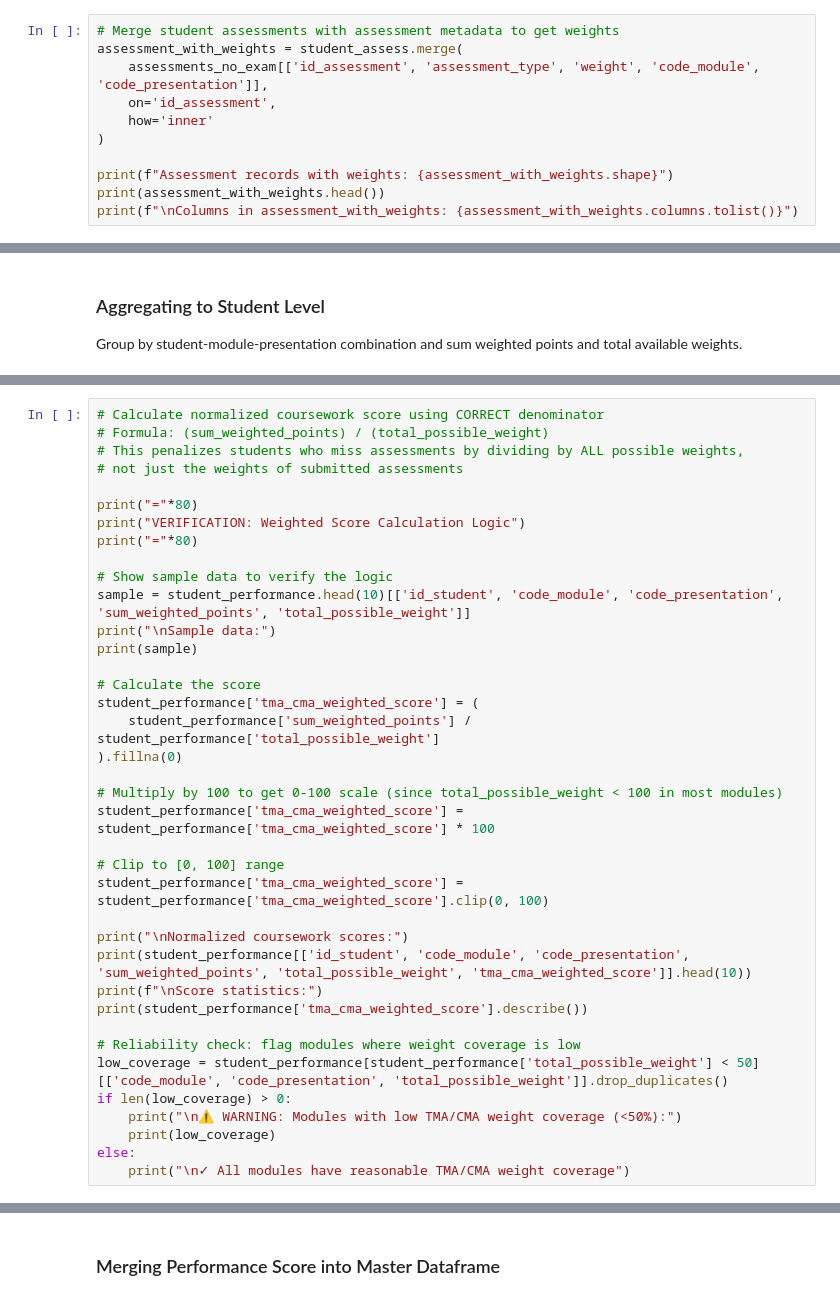
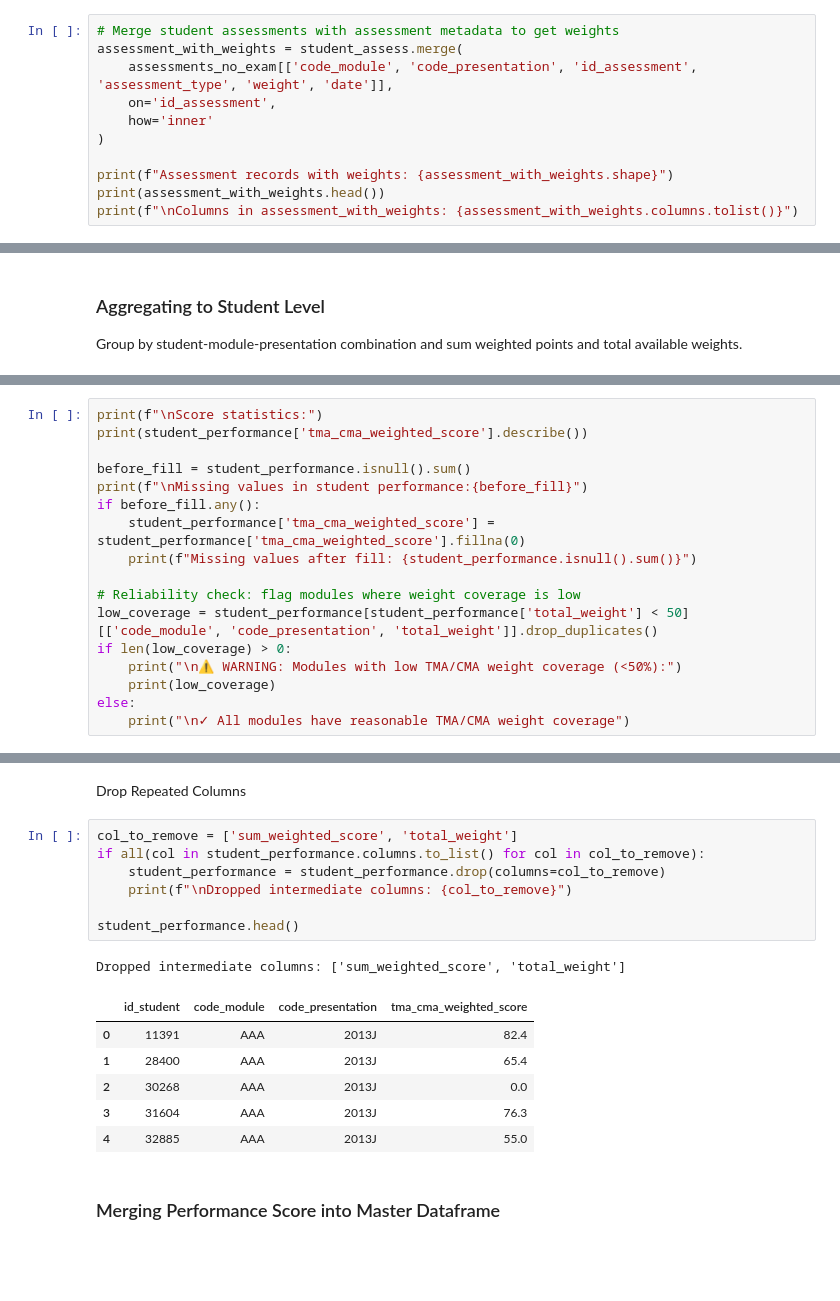
Before and after one commit to Lithika-Ramesh/data-mining, a Jupyter notebook: data_preprocessing/merging/data_integration.ipynb, the cells around one changed output, grey strips where cells are left out. Cells and saved outputs as stored; diff of their text form; blank space fills up the shorter version.

```diff
--- a/data_preprocessing/merging/data_integration.ipynb
+++ b/data_preprocessing/merging/data_integration.ipynb
@@ -360,7 +412,7 @@ Length: 2, dtype: str
 # %%
 # Merge student assessments with assessment metadata to get weights
 assessment_with_weights = student_assess.merge(
-    assessments_no_exam[['id_assessment', 'assessment_type', 'weight', 'code_module', 'code_presentation']],
+    assessments_no_exam[['code_module', 'code_presentation', 'id_assessment', 'assessment_type', 'weight', 'date']],
     on='id_assessment',
     how='inner'
 )
@@ -549,36 +640,15 @@ This scales the score to 0-100 based only on coursework completed, ignoring the
 # %%
-# Calculate normalized coursework score using CORRECT denominator
-# Formula: (sum_weighted_points) / (total_possible_weight)
-# This penalizes students who miss assessments by dividing by ALL possible weights,
-# not just the weights of submitted assessments
-
-print("="*80)
-print("VERIFICATION: Weighted Score Calculation Logic")
-print("="*80)
-
-# Show sample data to verify the logic
-sample = student_performance.head(10)[['id_student', 'code_module', 'code_presentation', 'sum_weighted_points', 'total_possible_weight']]
-print("\nSample data:")
-print(sample)
-
-# Calculate the score
-student_performance['tma_cma_weighted_score'] = (
-    student_performance['sum_weighted_points'] / student_performance['total_possible_weight']
-).fillna(0)
-
-# Multiply by 100 to get 0-100 scale (since total_possible_weight < 100 in most modules)
-student_performance['tma_cma_weighted_score'] = student_performance['tma_cma_weighted_score'] * 100
-
-# Clip to [0, 100] range
-student_performance['tma_cma_weighted_score'] = student_performance['tma_cma_weighted_score'].clip(0, 100)
-
-print("\nNormalized coursework scores:")
-print(student_performance[['id_student', 'code_module', 'code_presentation', 'sum_weighted_points', 'total_possible_weight', 'tma_cma_weighted_score']].head(10))
 print(f"\nScore statistics:")
 print(student_performance['tma_cma_weighted_score'].describe())
 
+before_fill = student_performance.isnull().sum()
+print(f"\nMissing values in student performance:{before_fill}")
+if before_fill.any():
+    student_performance['tma_cma_weighted_score'] = student_performance['tma_cma_weighted_score'].fillna(0)
+    print(f"Missing values after fill: {student_performance.isnull().sum()}")
+
 # Reliability check: flag modules where weight coverage is low
-low_coverage = student_performance[student_performance['total_possible_weight'] < 50][['code_module', 'code_presentation', 'total_possible_weight']].drop_duplicates()
+low_coverage = student_performance[student_performance['total_weight'] < 50][['code_module', 'code_presentation', 'total_weight']].drop_duplicates()
 if len(low_coverage) > 0:
     print("\n⚠ WARNING: Modules with low TMA/CMA weight coverage (<50%):")
     print(low_coverage)
@@ -605,3 +675,20 @@ Sample data:
+# %% [markdown]
+Drop Repeated Columns
+# %%
+col_to_remove = ['sum_weighted_score', 'total_weight']
+if all(col in student_performance.columns.to_list() for col in col_to_remove):
+    student_performance = student_performance.drop(columns=col_to_remove)
+    print(f"\nDropped intermediate columns: {col_to_remove}")
+
+student_performance.head()
+# %% [output]
+Dropped intermediate columns: ['sum_weighted_score', 'total_weight']
+|  | id_student | code_module | code_presentation | tma_cma_weighted_score |
+| 0 | 11391 | AAA | 2013J | 82.4 |
+| 1 | 28400 | AAA | 2013J | 65.4 |
+| 2 | 30268 | AAA | 2013J | 0.0 |
+| 3 | 31604 | AAA | 2013J | 76.3 |
+| 4 | 32885 | AAA | 2013J | 55.0 |
 # %% [markdown]
 ### Merging Performance Score into Master Dataframe
 # %%
```
Also changed, not shown: parts of 38 cells of this notebook, 1 other file.
